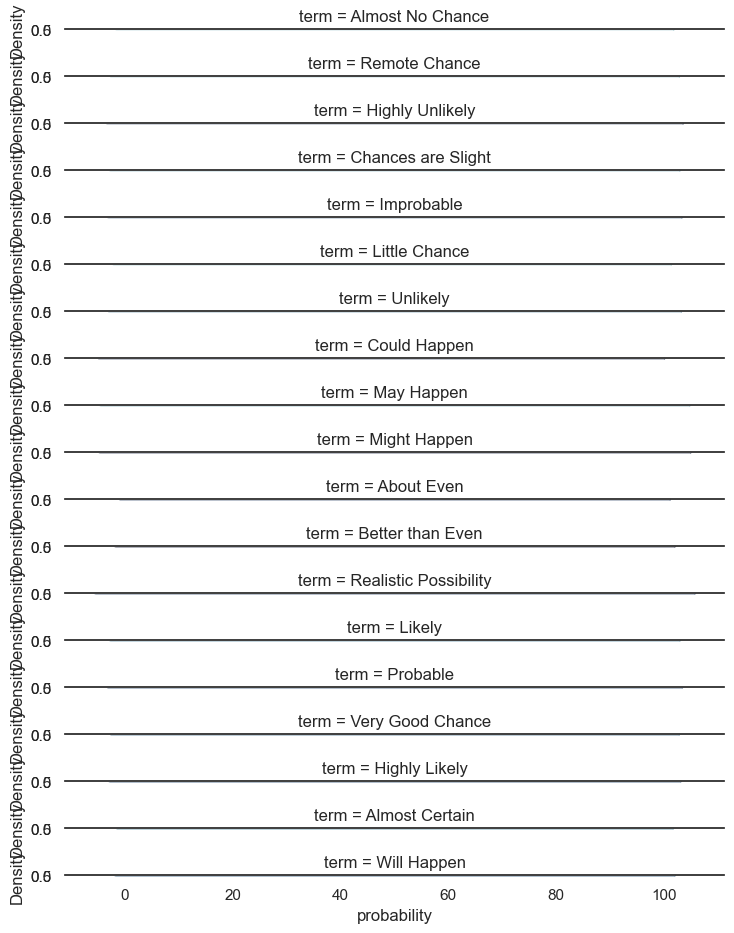
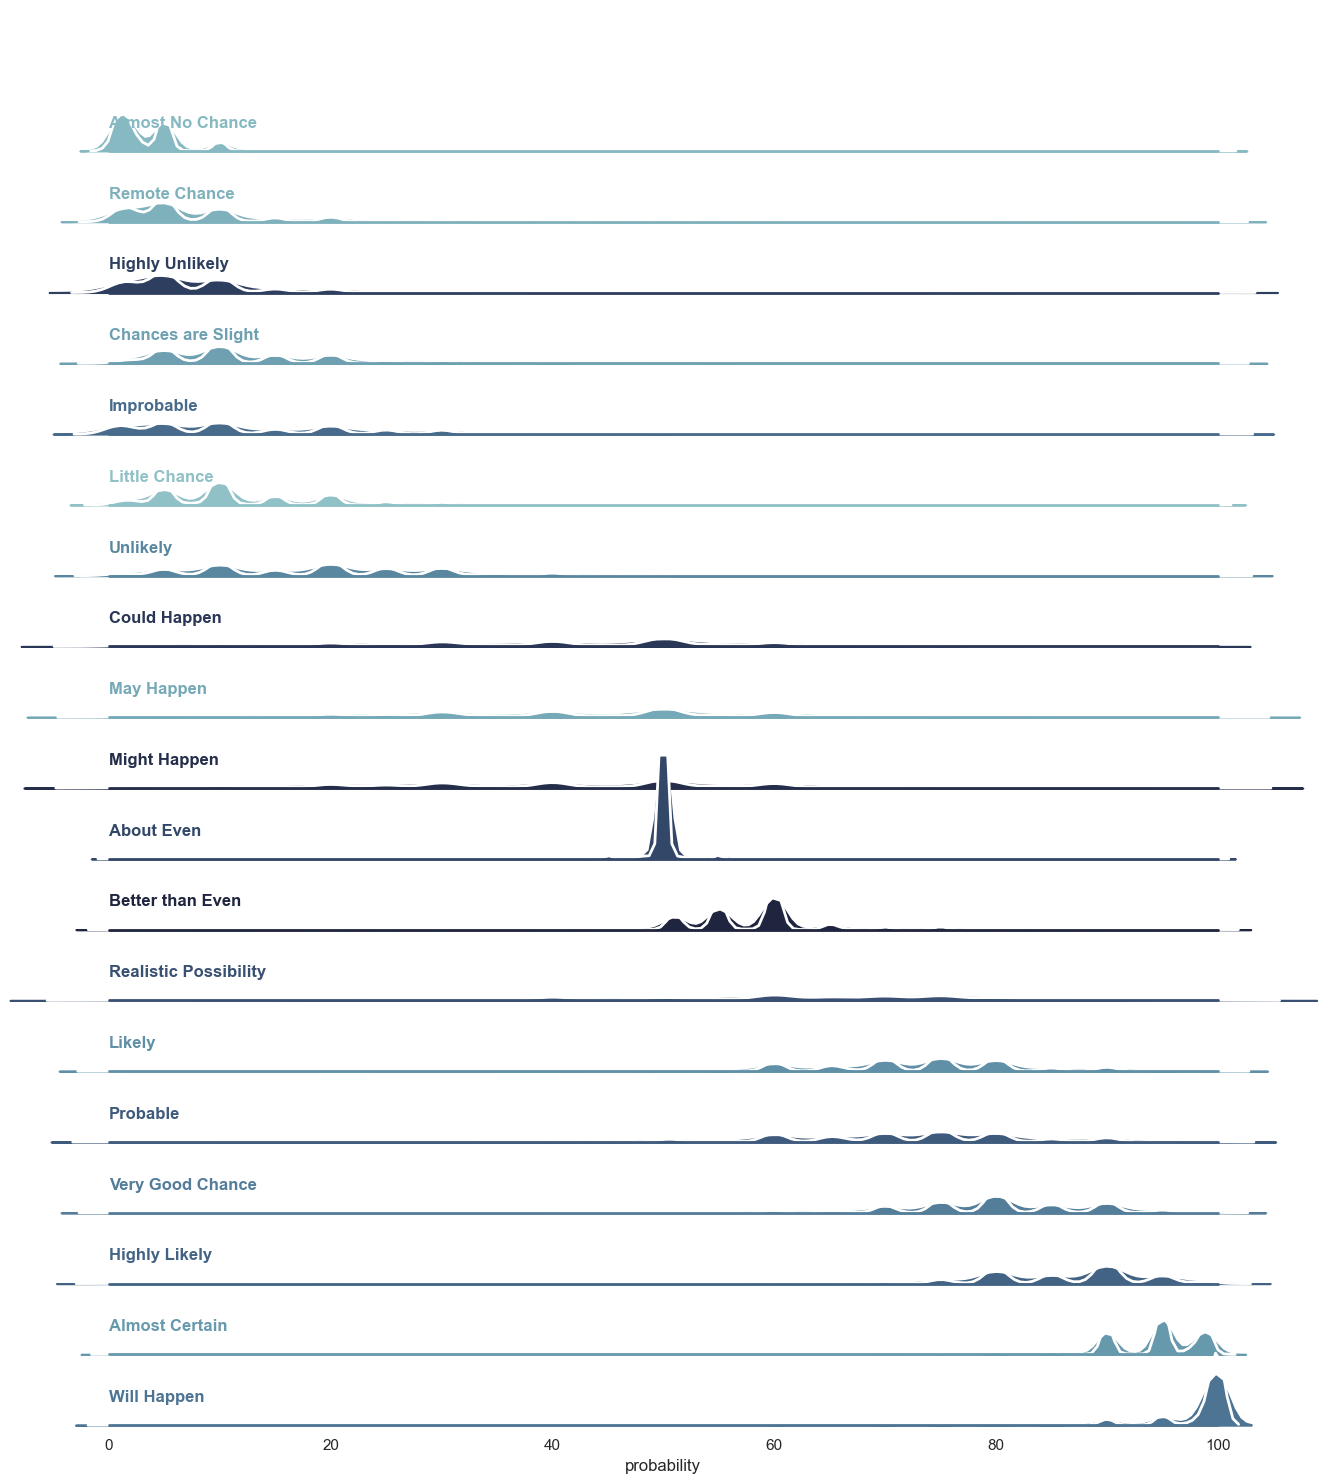
The change to this notebook cell's code, shown as a diff; its figure went from the first image to the second:
--- before
+++ after
@@ -14,11 +14,27 @@
     row_order=phrase_order, 
     aspect=15, 
-    height=.5, 
+    height=.8, 
     palette=pal)
 
 # draw the densities 
 # filled shape
-g.map(sns.kdeplot, 'probability', bw_adjust=.5, clip_on=False,
+g.map(sns.kdeplot, 'probability', bw_adjust=.8, clip_on=False,
       fill=True, alpha=1, linewidth=1.5)
 # white line to give a nice edge to separate the ridges
 g.map(sns.kdeplot, "probability", clip_on=False, color="w", lw=2, bw_adjust=.5)
+
+g.refline(y=0, linewidth=2, linestyle="-", color=None, clip_on=False)
+
+def label(x, color, label):
+    ax = plt.gca()
+    ax.text(0, .2, label, fontweight="bold", color=color,
+            ha="left", va="center", transform=ax.transAxes)
+
+g.map(label, "probability")
+
+g.figure.subplots_adjust(hspace=-.5)
+g.set_titles("")
+g.set(yticks=[], ylabel="", xlim=(0, 100))
+g.despine(bottom=True, left=True)
+
+plt.show()

Commit: plot output added